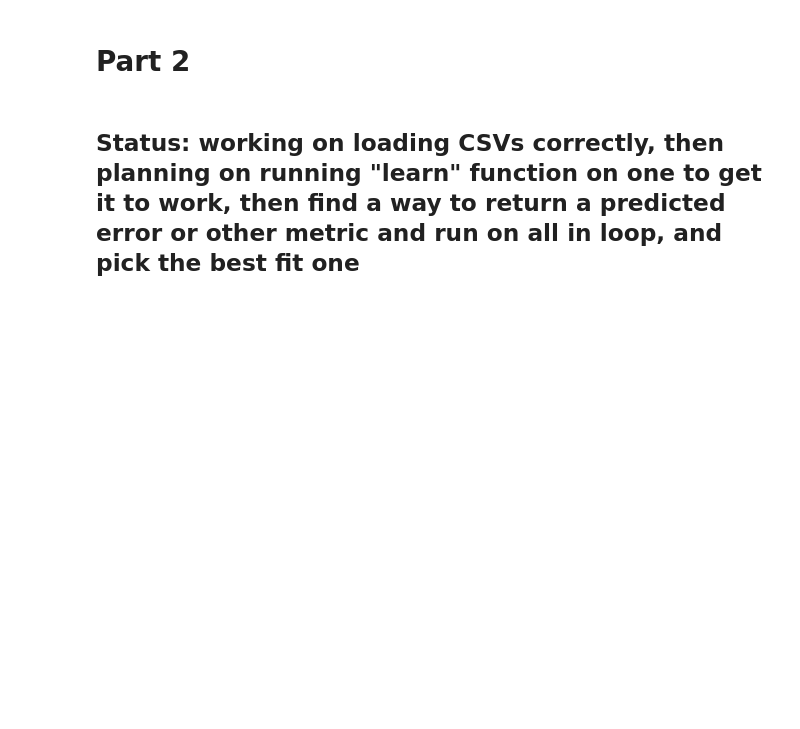
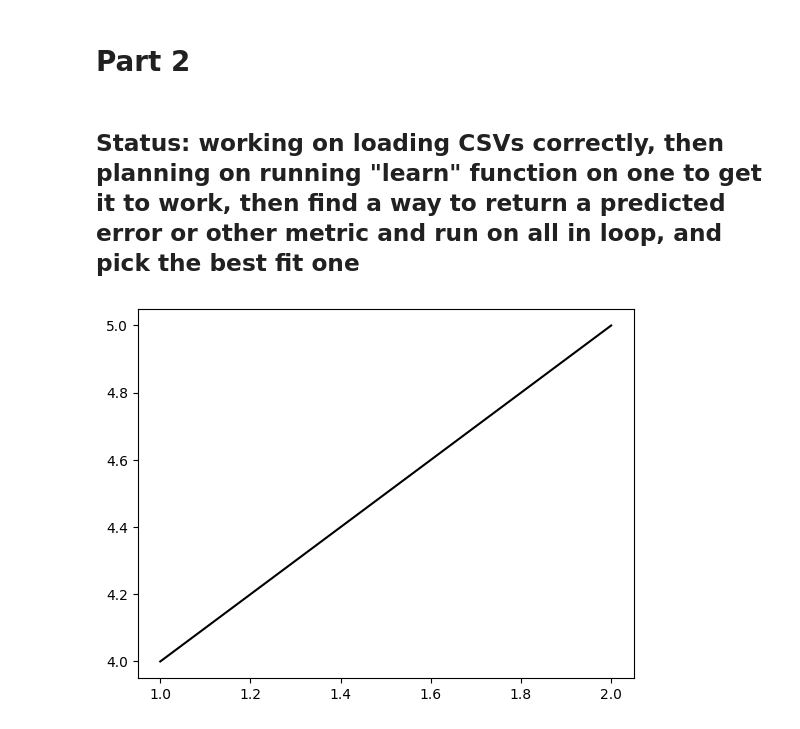
Before and after one commit to ghawkes333/LinearRegression, a Jupyter notebook: linear_regression.ipynb, the cells around one changed output. Cells and saved outputs as stored; diff of their text form; code cells hidden in the pictures; blank space fills up the shorter version.

```diff
--- a/linear_regression.ipynb
+++ b/linear_regression.ipynb
@@ -124,6 +184,17 @@ plt.show()
 # %%
 import matplotlib.pyplot as plt
 import numpy as np
+# %%
+
+# plt.scatter([1,2], [10,20])
+first_x = 1
+last_x = 2
+bias = 3
+learned_slope = 1
+plt.plot([first_x, last_x], [bias + first_x * learned_slope, bias + last_x * learned_slope], color="black")
+plt.show()
+# %% [output]
+[figure, added]
 # %%
 data_formats = {'names': ('id', 'baths', 'land', 'living', 'garages', 'rooms','beds','age', 'price'), 'formats':('i2', 'f2', 'f4','f4', 'f4', 'i4', 'i4','i4','f8')}
 housing_train = np.loadtxt("train.csv", delimiter=',', skiprows=1, dtype=data_formats)
```
Also changed, not shown: parts of 5 cells of this notebook, 2 other files.
